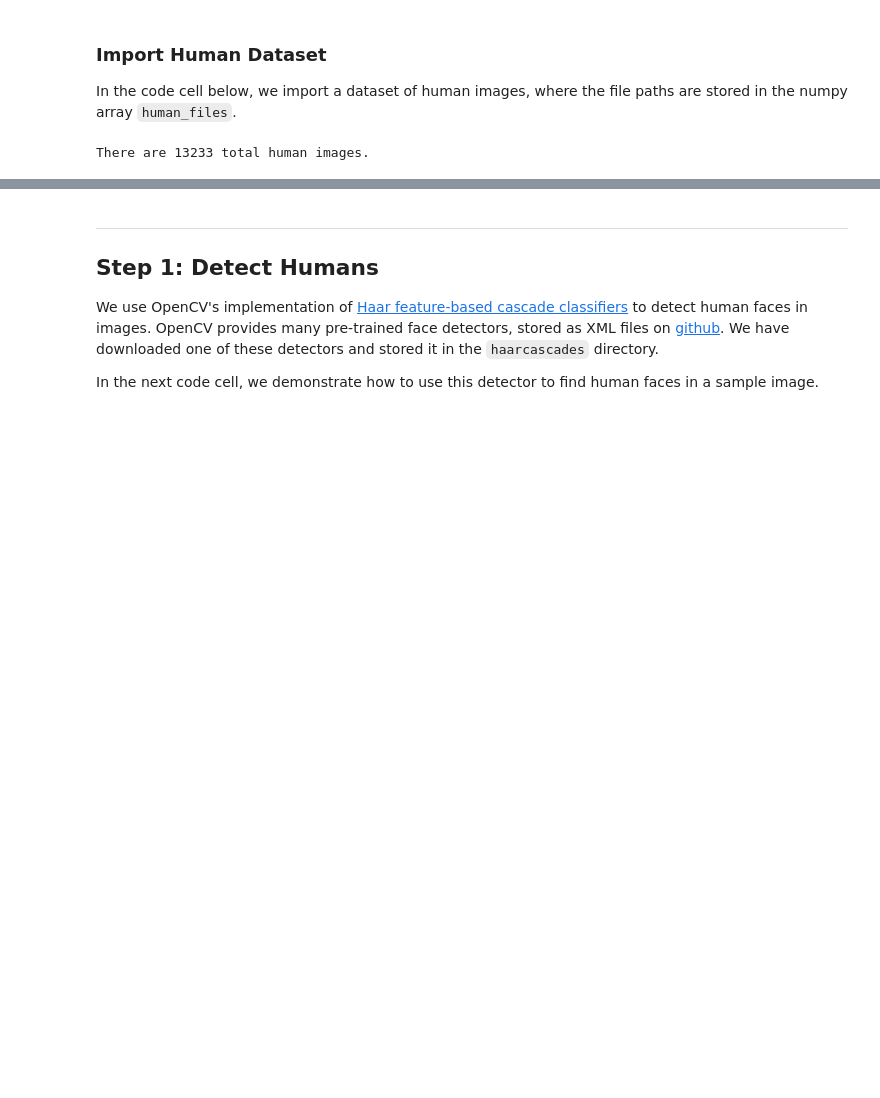
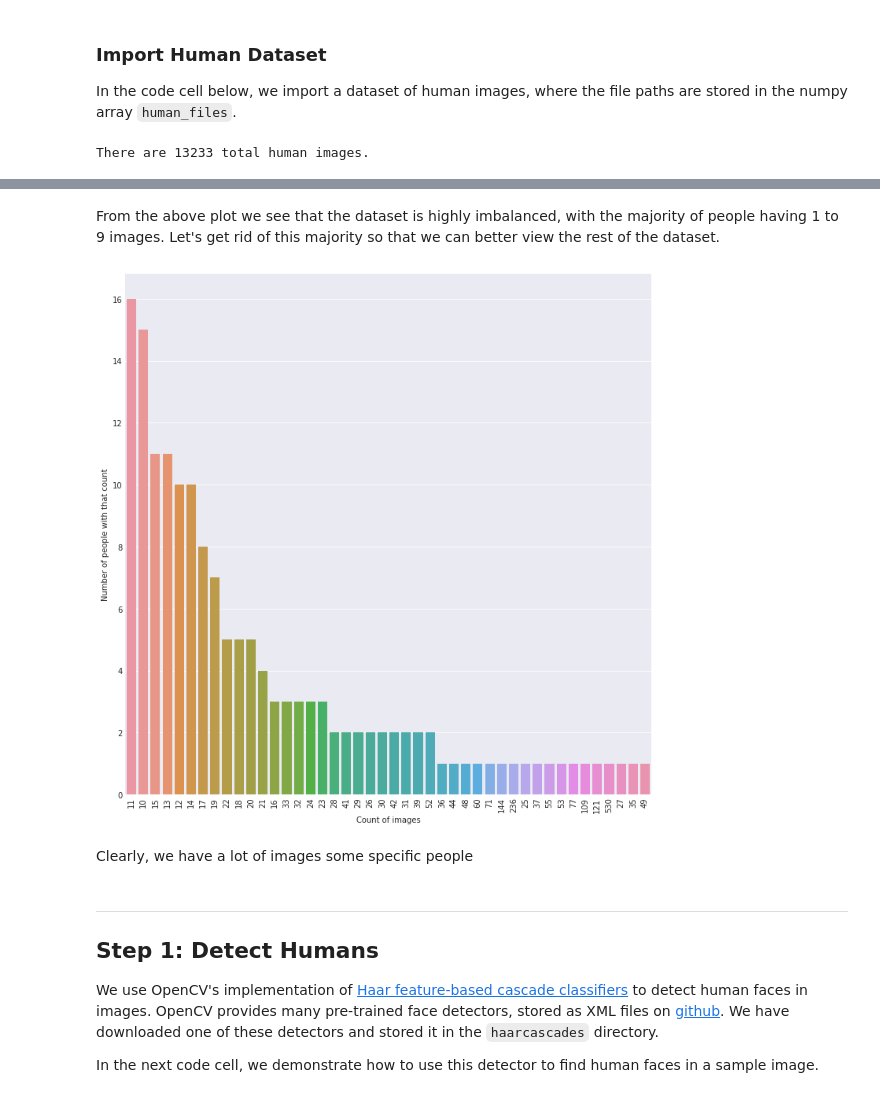
Before and after one commit to caiokinupp/udacity-dog-breed-classifier, a Jupyter notebook: dog_app.ipynb, the cells around one changed output, grey strips where cells are left out. Saved outputs shown, nothing was run; the diff lists cells and outputs as text; code cells hidden in the pictures; blank space fills up the shorter version.

```diff
--- a/dog_app.ipynb
+++ b/dog_app.ipynb
@@ -120,3 +296,16 @@ There are 13233 total human images.
+# %% [markdown]
+From the above plot we see that the dataset is highly imbalanced, with the majority of people having 1 to 9 images. Let's get rid of this majority so that we can better view the rest of the dataset.
+# %%
+plt.figure(figsize=(10, 10))
+plt.xticks(rotation=90)
+ax = sns.countplot(x = df_human['count'], order = df_human['count'].value_counts().index[9:])
+ax.set(xlabel="Count of images", ylabel = "Number of people with that count")
+plt.tight_layout()
+plt.show()
+# %% [output]
+[figure, added]
+# %% [markdown]
+Clearly, we have a lot of images some specific people
 # %% [markdown]
 ---
 <a id='step1'></a>
```
Also changed, not shown: parts of 22 cells of this notebook.
